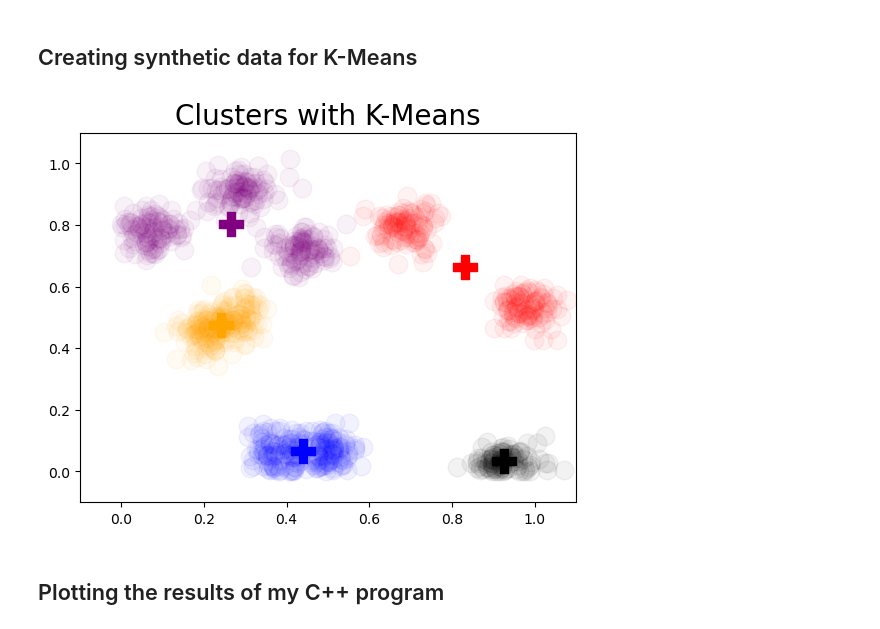
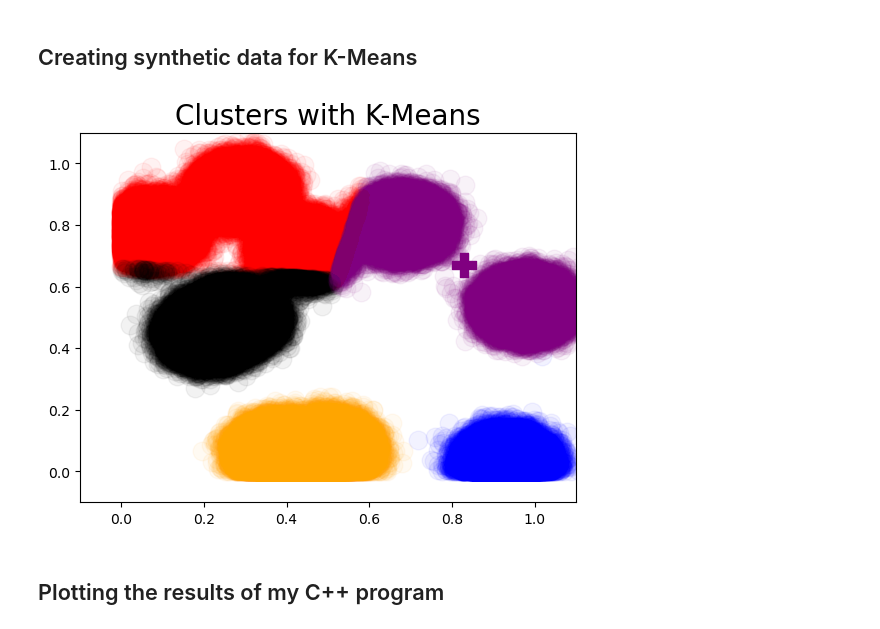
Before and after one commit to guillermoArr/K-Means-OMP, a Jupyter notebook: synthetic_clusters.ipynb, the cells around one changed output. Drawn from its saved outputs; the diff is of its cells as text; code cells hidden in the pictures.

```diff
--- a/synthetic_clusters.ipynb
+++ b/synthetic_clusters.ipynb
@@ -8,7 +8,7 @@ import matplotlib.pyplot as plt
 import numpy as np
 
 # Indicate the number of points
-n_points = 1000
+n_points = 1000000
 # randomly generating data points and noise
 points, y_true = make_blobs(n_samples=n_points,
                             centers=10,
@@ -26,35 +26,35 @@ np.savetxt("data/"+str(n_points)+"_data.csv", points, delimiter=",",  fmt="%.3f"
 
 points_df = pd.DataFrame()
 points_df["x"] = points[:, 0]
 points_df["y"] = points[:, 1]
 
 clusters = 5
 # clustering with kmeans
-kmeans = KMeans(n_clusters=clusters).fit(points)
+kmeans = KMeans(n_clusters=clusters, init="random").fit(points)
 
 points_df["cluster"] = kmeans.labels_
 
 
 # Plotting clusters
 
 
 colors = ["red", "blue", "orange", "black", "purple", "pink", "brown"]
 
 for cluster in range(clusters):
     plt.scatter(points_df[points_df["cluster"] == cluster]["x"],
                 points_df[points_df["cluster"] == cluster]["y"],
                 marker="o", s=180, color=colors[cluster], alpha=0.05)
 
     plt.scatter(kmeans.cluster_centers_[cluster][0],
                 kmeans.cluster_centers_[cluster][1],
                 marker="P", s=280, color=colors[cluster])
 
 plt.title("Clusters with K-Means", fontsize=20)
 plt.xlim(-0.1, 1.1)
 plt.ylim(-0.1, 1.1)
 plt.show()
 # %% [output]
-[figure, old version]
+[figure, new version]
 # %% [markdown]
 ## Plotting the results of my C++ program
 # %%
```
Also changed, not shown: parts of 2 cells of this notebook, 3 other files.
